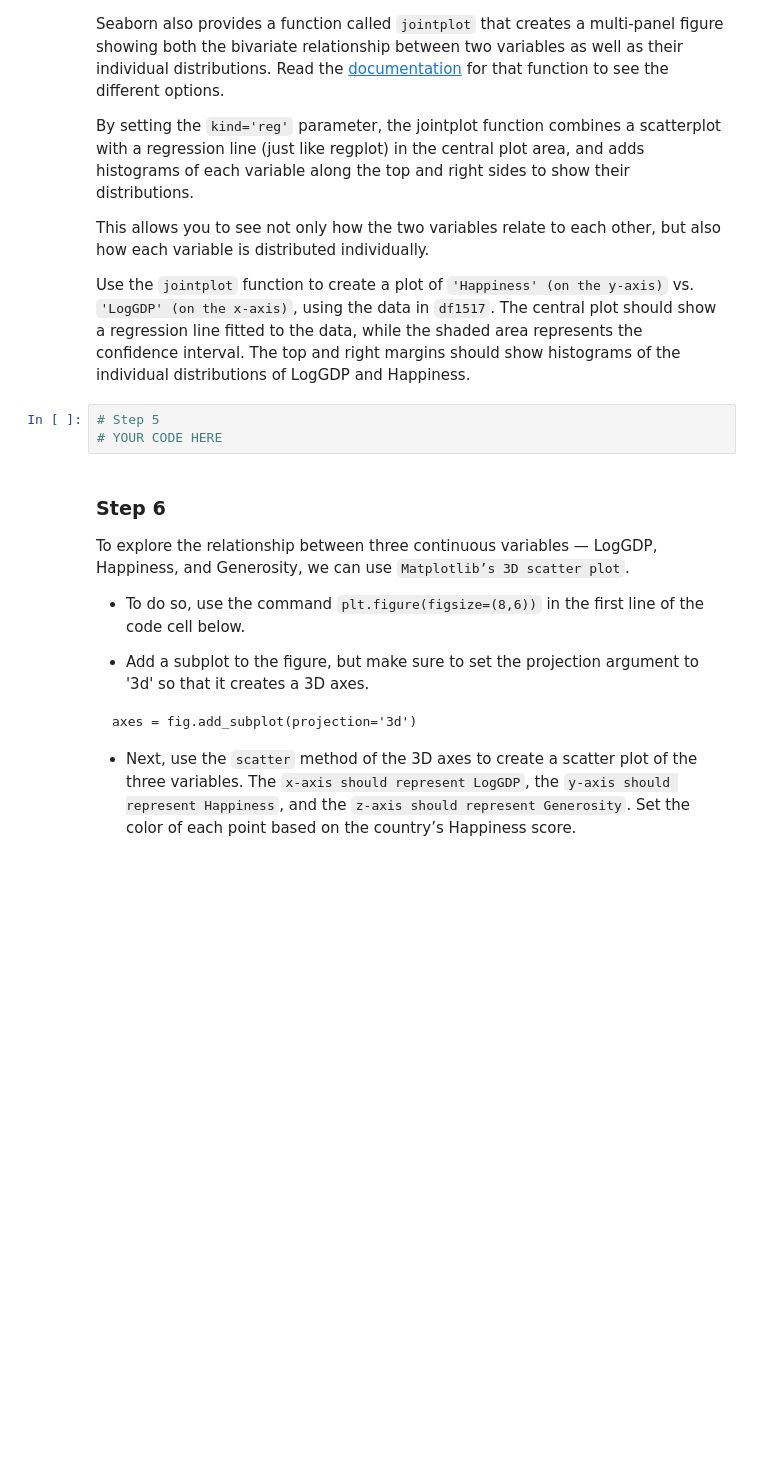
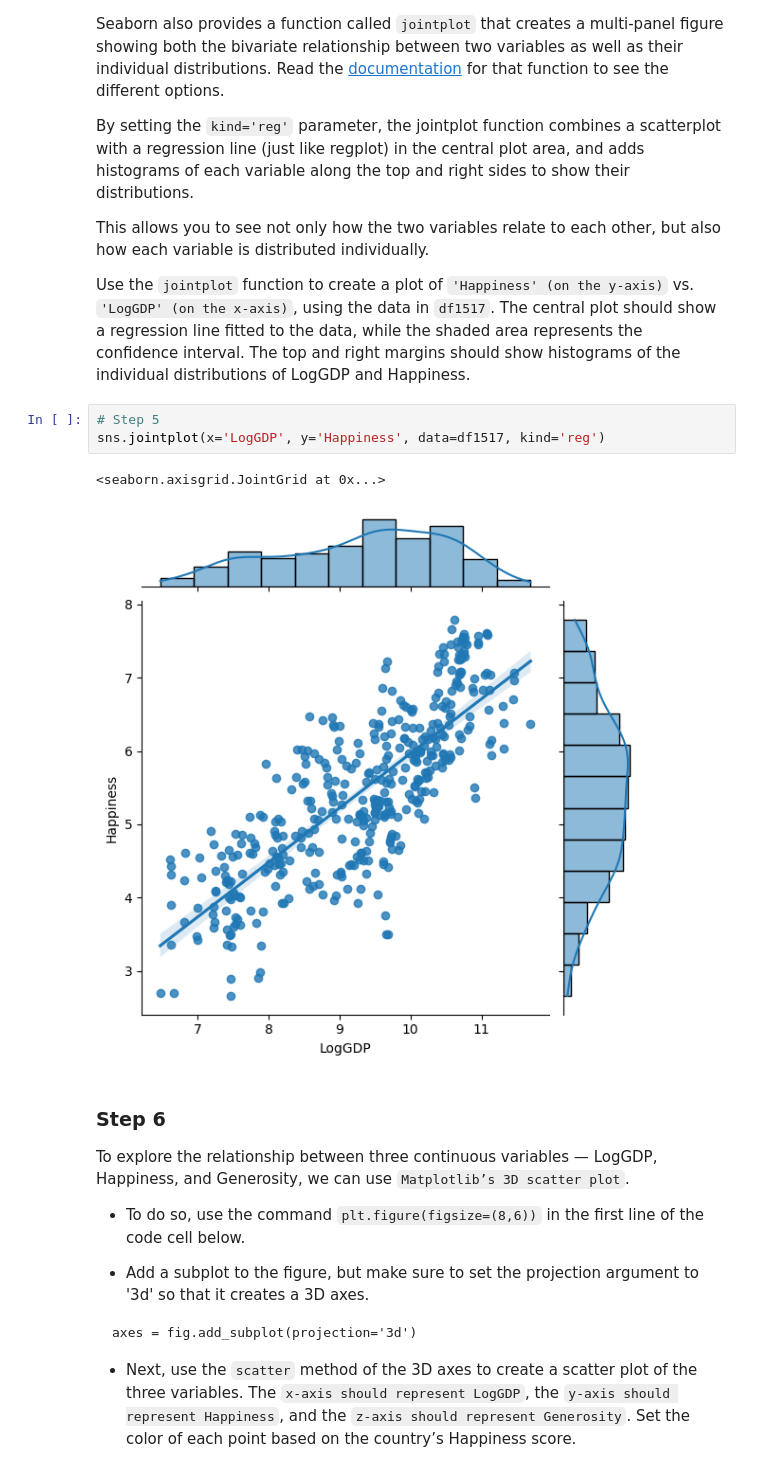
Before and after one commit to brownieboi3128/CIS_340, a Jupyter notebook: 5/5.2/Ex5.2_ComputeCorrelationsAmongVariables.ipynb, the cells around one changed output. Drawn from its saved outputs; the diff is of its cells as text; blank space fills up the shorter version.

```diff
--- a/5/5.2/Ex5.2_ComputeCorrelationsAmongVariables.ipynb
+++ b/5/5.2/Ex5.2_ComputeCorrelationsAmongVariables.ipynb
@@ -101,9 +131,12 @@ By setting the `kind='reg'` parameter, the jointplot function combines a scatter
 This allows you to see not only how the two variables relate to each other, but also how each variable is distributed individually.
 
 Use the `jointplot` function to create a plot of `'Happiness' (on the y-axis)` vs. `'LogGDP' (on the x-axis)`, using the data in `df1517`. The central plot should show a regression line fitted to the data, while the shaded area represents the confidence interval. The top and right margins should show histograms of the individual distributions of LogGDP and Happiness.
-# %%
-# Step 5
-# YOUR CODE HERE
+# %%
+# Step 5
+sns.jointplot(x='LogGDP', y='Happiness', data=df1517, kind='reg')
+# %% [output]
+<seaborn.axisgrid.JointGrid at 0x...>
+[figure, added]
 # %% [markdown]
 ### Step 6
 
```
Also changed, not shown: parts of 12 cells of this notebook.
